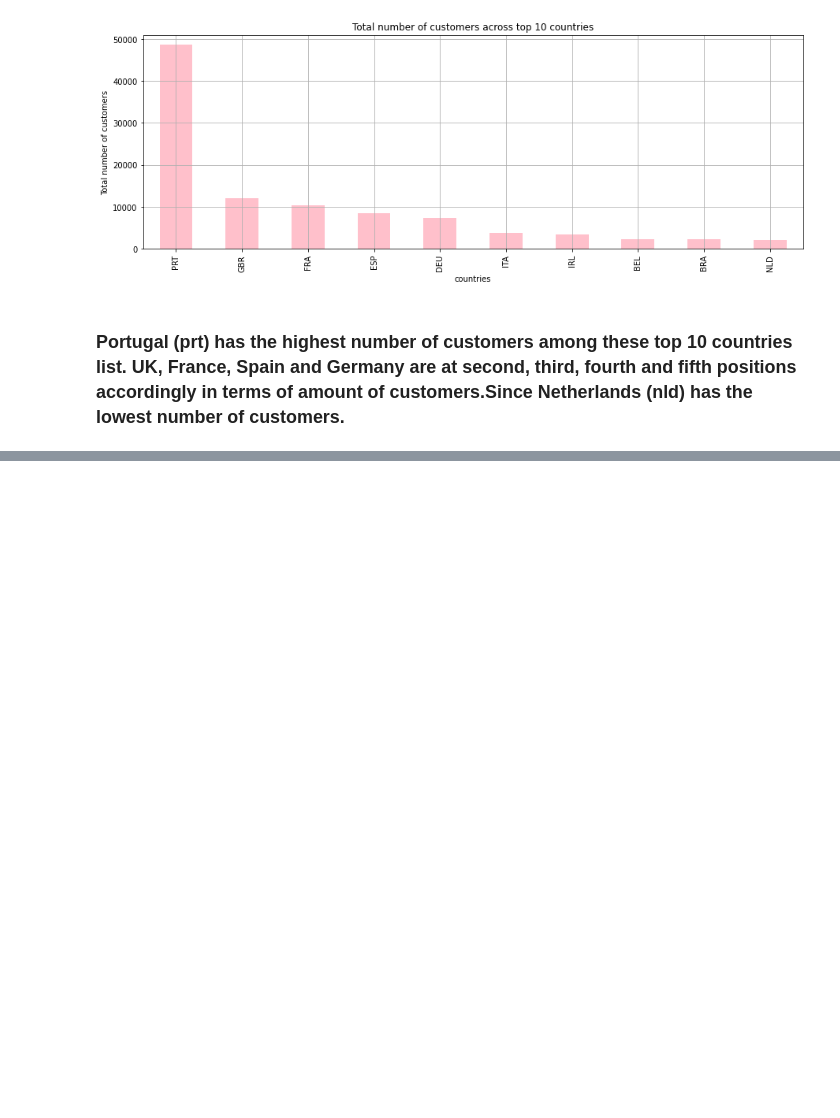
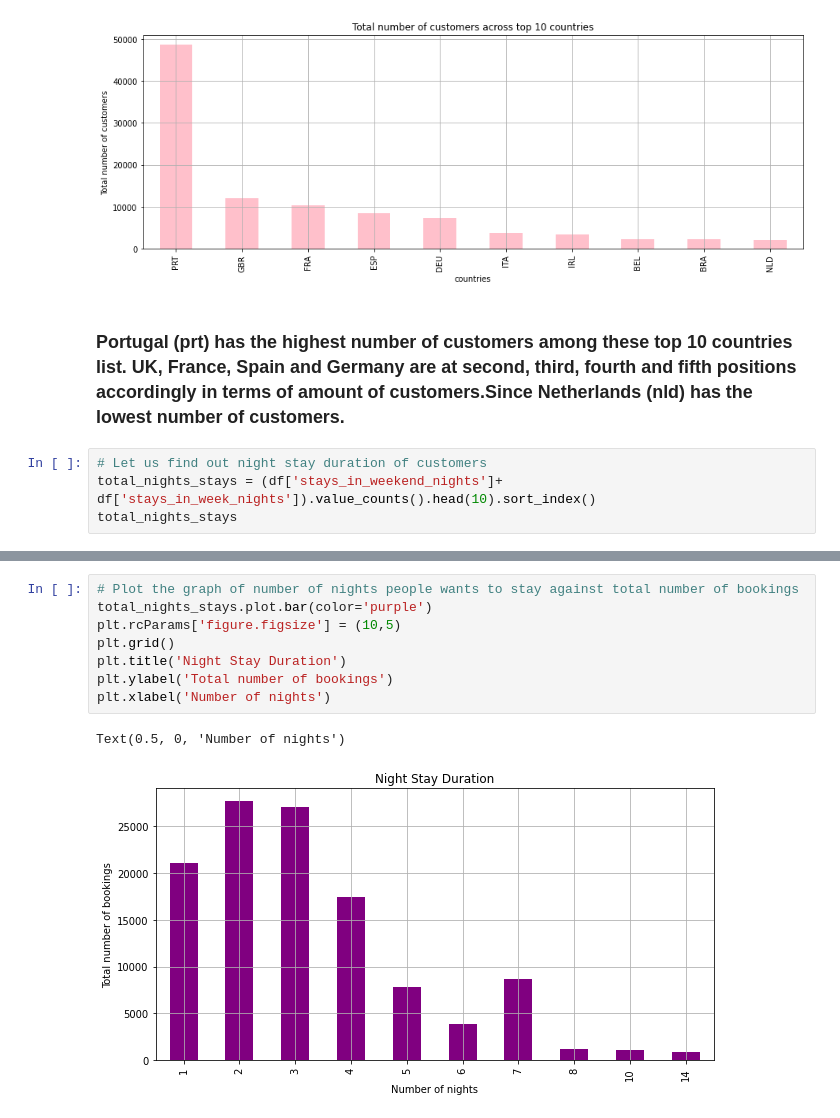
Before and after one commit to Gauravgade3/Hotel-Booking-Analysis, a Jupyter notebook: Hotel_Booking_Analysis_Capstone_Project_Gaurav_Gade.ipynb, the cells around one changed output, grey strips where cells are left out. Drawn from its saved outputs; the diff is of its cells as text; blank space fills up the shorter version.

```diff
--- a/Hotel_Booking_Analysis_Capstone_Project_Gaurav_Gade.ipynb
+++ b/Hotel_Booking_Analysis_Capstone_Project_Gaurav_Gade.ipynb
@@ -270,3 +270,7 @@ Text(0.5, 0, 'countries')
 [figure]
 # %% [markdown]
 ### **Portugal (prt) has the highest number of customers among these top 10 countries list. UK, France, Spain and Germany are at second, third, fourth and fifth positions accordingly in terms of amount of customers.Since Netherlands (nld) has the lowest number of customers.**
+# %%
+# Let us find out night stay duration of customers
+total_nights_stays = (df['stays_in_weekend_nights']+ df['stays_in_week_nights']).value_counts().head(10).sort_index()
+total_nights_stays
@@ -272,0 +289,11 @@ Text(0.5, 0, 'countries')
+# %%
+# Plot the graph of number of nights people wants to stay against total number of bookings
+total_nights_stays.plot.bar(color='purple')
+plt.rcParams['figure.figsize'] = (10,5)
+plt.grid()
+plt.title('Night Stay Duration')
+plt.ylabel('Total number of bookings')
+plt.xlabel('Number of nights')
+# %% [output]
+Text(0.5, 0, 'Number of nights')
+[figure, added]
```
Also changed, not shown: parts of 10 cells of this notebook.
